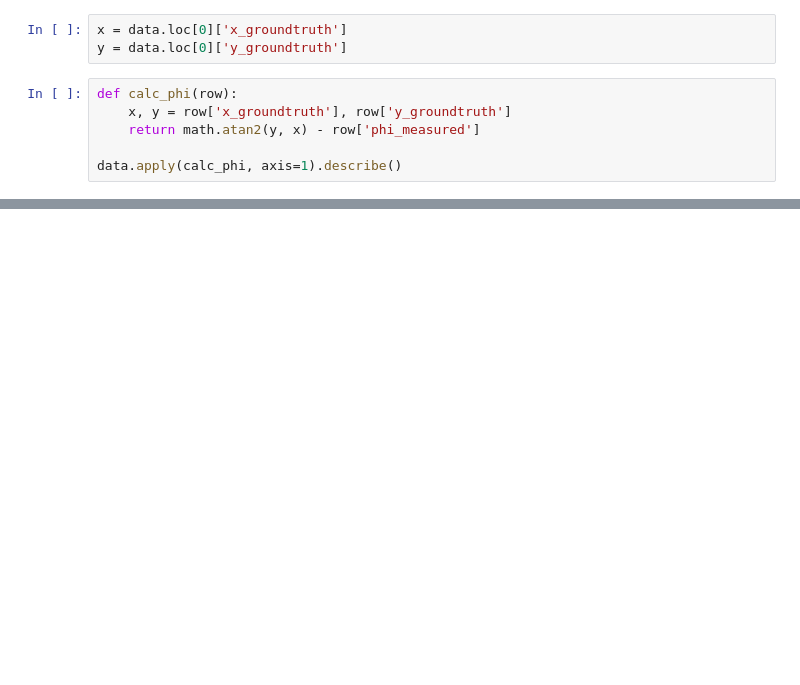
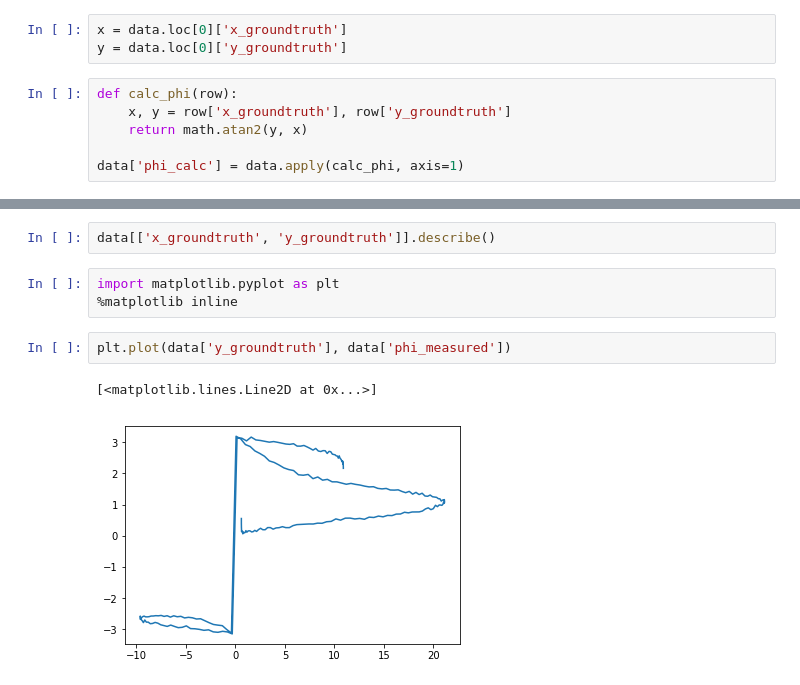
Before and after one commit to tindandelion/carnd-extended-kalman-filter-p6, a Jupyter notebook: data_experiment.ipynb, the cells around one changed output, grey strips where cells are left out. Drawn from its saved outputs; the diff is of its cells as text; blank space fills up the shorter version.

Commit message:
Radar data predictions

```diff
--- a/data_experiment.ipynb
+++ b/data_experiment.ipynb
@@ -34,6 +35,6 @@ y = data.loc[0]['y_groundtruth']
 # %%
 def calc_phi(row):
     x, y = row['x_groundtruth'], row['y_groundtruth']
-    return math.atan2(y, x) - row['phi_measured']
+    return math.atan2(y, x)
 
-data.apply(calc_phi, axis=1).describe()
+data['phi_calc'] = data.apply(calc_phi, axis=1)
@@ -57,0 +45,10 @@ math.pi
+# %%
+data[['x_groundtruth', 'y_groundtruth']].describe()
+# %%
+import matplotlib.pyplot as plt
+%matplotlib inline
+# %%
+plt.plot(data['y_groundtruth'], data['phi_measured'])
+# %% [output]
+[<matplotlib.lines.Line2D at 0x...>]
+[figure, added]
```
Also changed, not shown: parts of 8 cells of this notebook, 4 other files.
